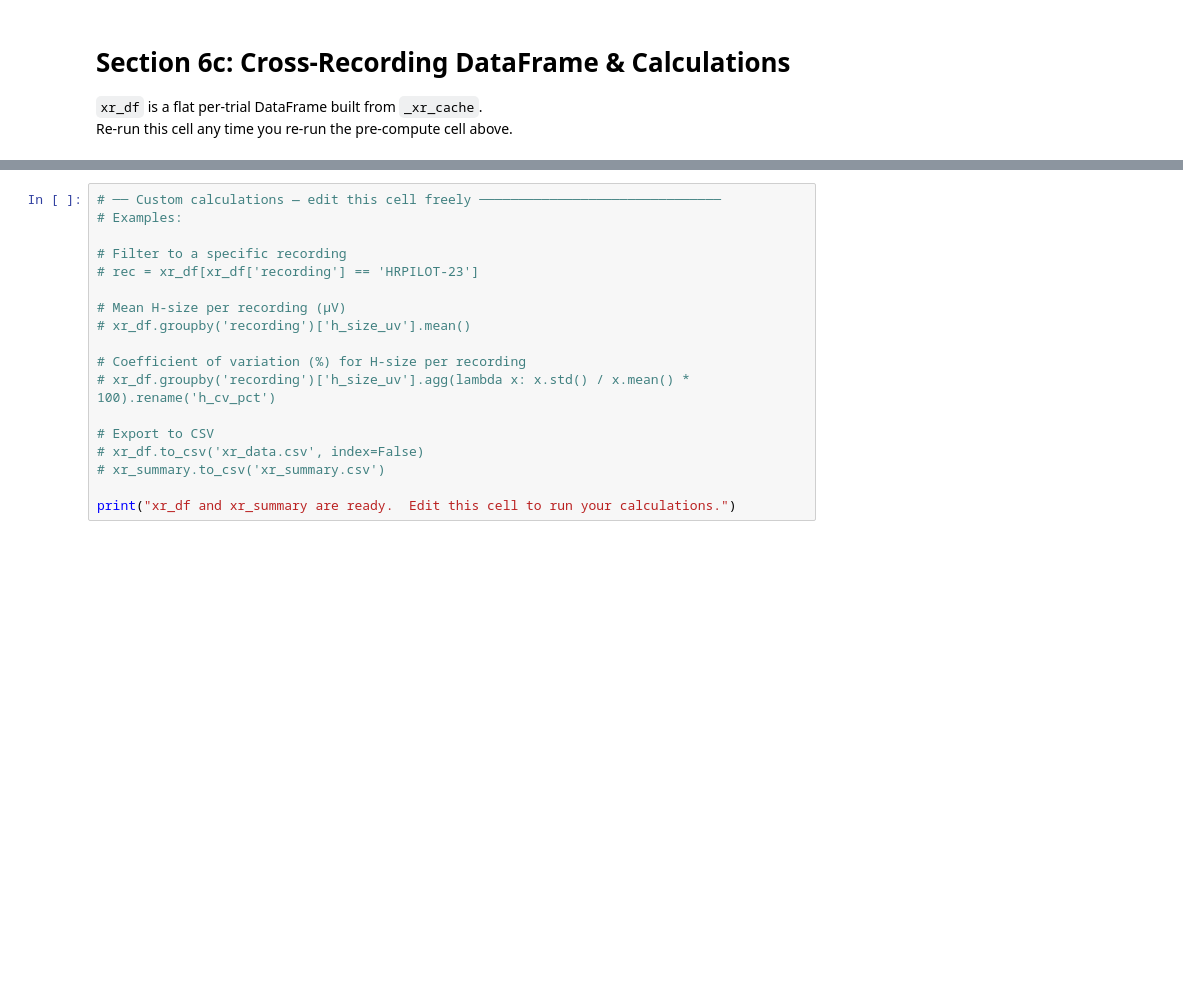
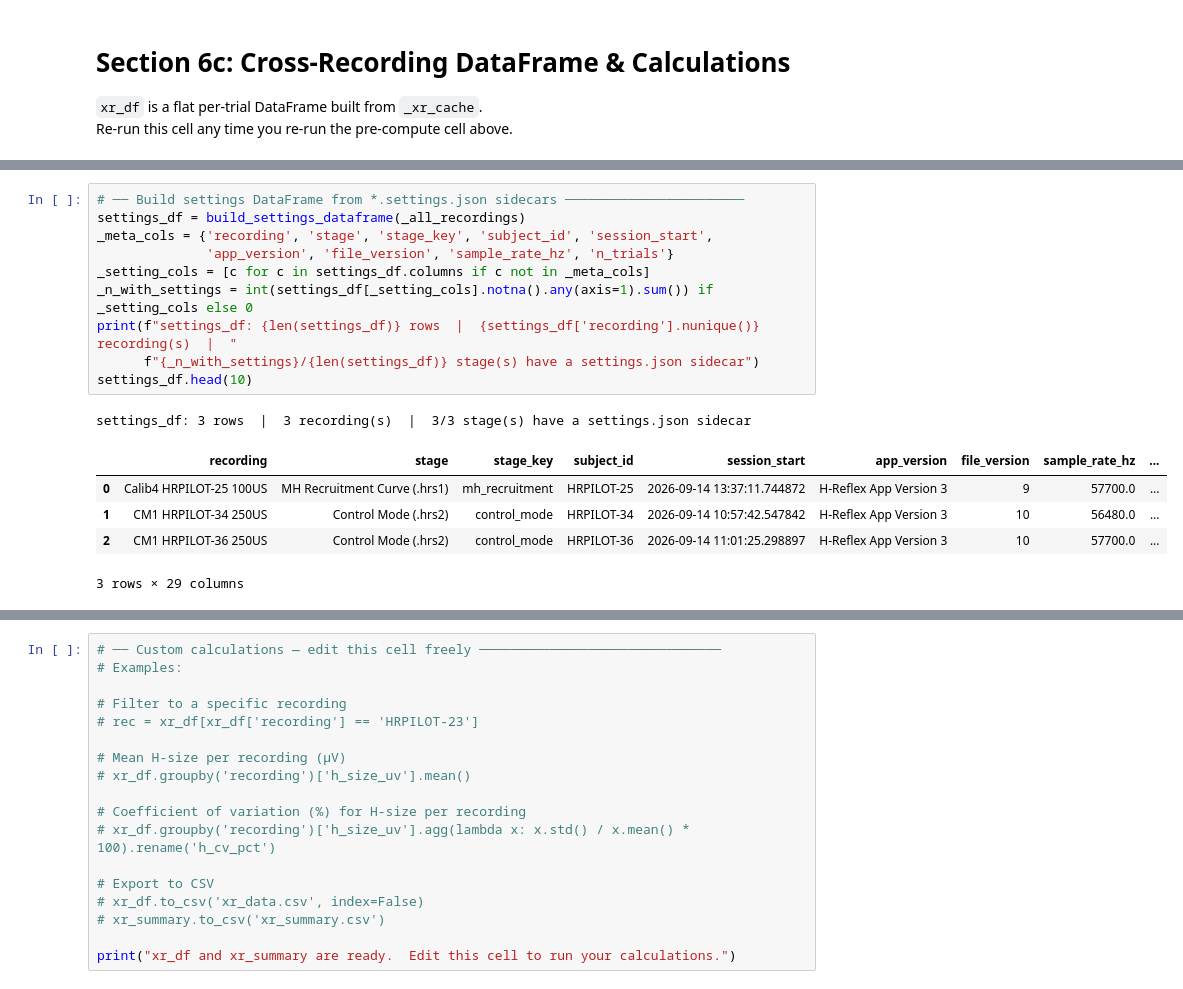
Before and after one commit to yahriels/Open-Ephys-H-Reflex-Python-Data-Analysis, a Jupyter notebook: src/open_ephys/analysis/Read_H-Reflex_App_Simplified.ipynb, the cells around one changed output, grey strips where cells are left out. Saved outputs shown, nothing was run; the diff lists cells and outputs as text; blank space fills up the shorter version.

```diff
--- a/src/open_ephys/analysis/Read_H-Reflex_App_Simplified.ipynb
+++ b/src/open_ephys/analysis/Read_H-Reflex_App_Simplified.ipynb
@@ -645,0 +588,17 @@ xr_summary
+# %%
+# ── Build settings DataFrame from *.settings.json sidecars ───────────────────────
+settings_df = build_settings_dataframe(_all_recordings)
+_meta_cols = {'recording', 'stage', 'stage_key', 'subject_id', 'session_start',
+              'app_version', 'file_version', 'sample_rate_hz', 'n_trials'}
+_setting_cols = [c for c in settings_df.columns if c not in _meta_cols]
+_n_with_settings = int(settings_df[_setting_cols].notna().any(axis=1).sum()) if _setting_cols else 0
+print(f"settings_df: {len(settings_df)} rows  |  {settings_df['recording'].nunique()} recording(s)  |  "
+      f"{_n_with_settings}/{len(settings_df)} stage(s) have a settings.json sidecar")
+settings_df.head(10)
+# %% [output]
+settings_df: 3 rows  |  3 recording(s)  |  3/3 stage(s) have a settings.json sidecar
+|  | recording | stage | stage_key | subject_id | session_start | app_version | file_version | sample_rate_hz | ... |
+| 0 | Calib4 HRPILOT-25 100US | MH Recruitment Curve (.hrs1) | mh_recruitment | HRPILOT-25 | 2026-09-14 13:37:11.744872 | H-Reflex App Version 3 | 9 | 57700.0 | ... |
+| 1 | CM1 HRPILOT-34 250US | Control Mode (.hrs2) | control_mode | HRPILOT-34 | 2026-09-14 10:57:42.547842 | H-Reflex App Version 3 | 10 | 56480.0 | ... |
+| 2 | CM1 HRPILOT-36 250US | Control Mode (.hrs2) | control_mode | HRPILOT-36 | 2026-09-14 11:01:25.298897 | H-Reflex App Version 3 | 10 | 57700.0 | ... |
+3 rows × 29 columns
```
Also changed, not shown: parts of 19 cells of this notebook, 5 other files.
